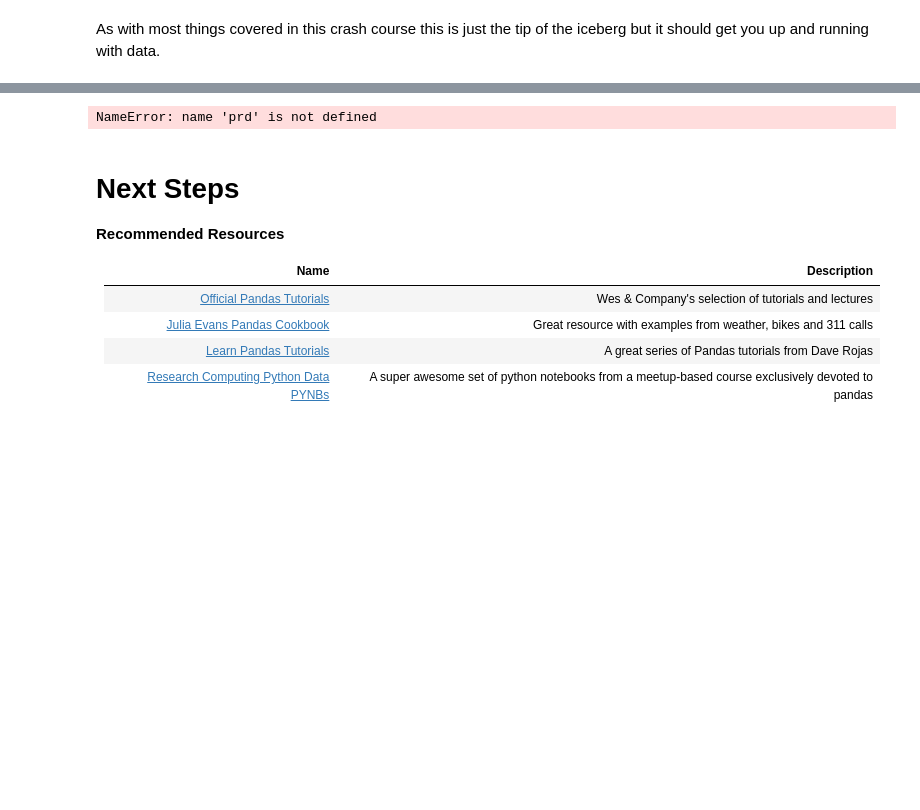
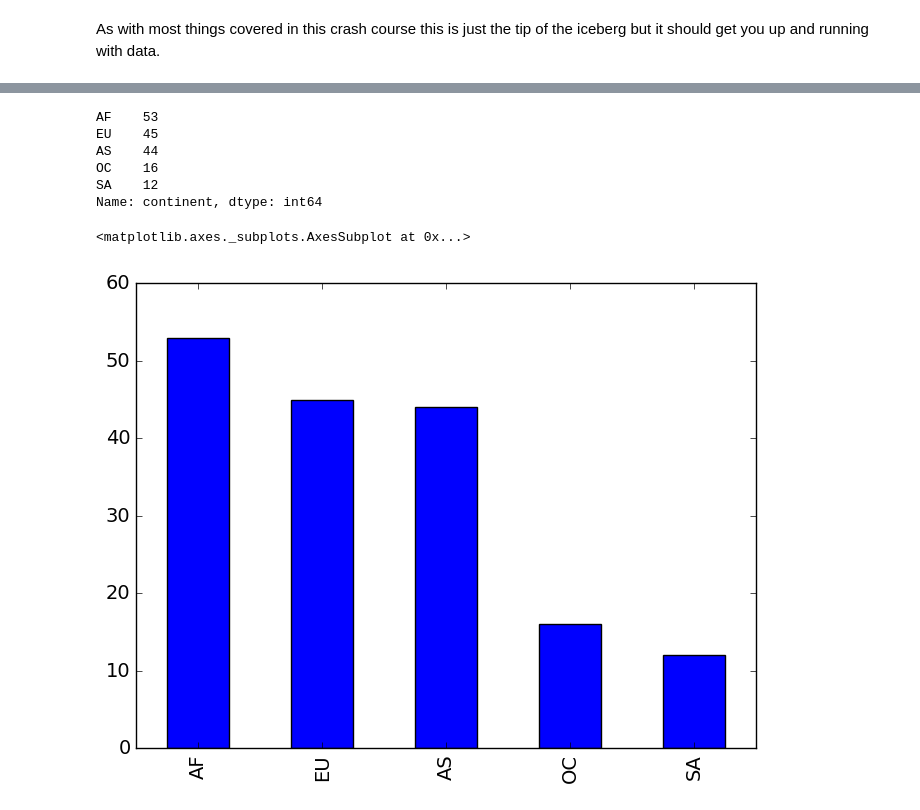
Before and after one commit to Morrisdata/Python_for_Data_I, a Jupyter notebook: Notebooks/07_Workshop_Merging_Matplotlib.ipynb, the cells around one changed output, grey strips where cells are left out. Cells and saved outputs as stored; diff of their text form; code cells hidden in the pictures; blank space fills up the shorter version.

```diff
--- a/Notebooks/07_Workshop_Merging_Matplotlib.ipynb
+++ b/Notebooks/07_Workshop_Merging_Matplotlib.ipynb
@@ -93,18 +93,0 @@ get you up and running with data.
-# %%
-import matplotlib.pyplot as plt
-
-
-# display plots in the notebook
-%matplotlib inline
-
-# increase default figure and font sizes for easier viewing
-plt.rcParams# increase default figure and font sizes for easier viewing
-plt.rcParams['figure.figsize'] = (8, 6)
-plt.rcParams['font.size'] = 14
-
-# make sure to reset or load variables with data
-prd = pd.read_sql_query('select * from products', conn)
-sls = pd.read_sql_query('select * from sales limit 1000', conn)
-
-# count the number of items in each category
-prd.category_name.value_counts()
@@ -128,0 +94,4 @@ Name: category_name, dtype: int64
+# %%
+# read in the drinks data
+drinks = pd.read_csv('~/Desktop/DataScience/drinks.csv')
+drinks.head()
@@ -129,5 +105,17 @@ Name: category_name, dtype: int64
+# %%
+#Bar Plot: show a numerical comparison across different categories
+# count the number of countries in each continent
+drinks.continent.value_counts()
+# %% [output]
+AF    53
+EU    45
+AS    44
+OC    16
+SA    12
+Name: continent, dtype: int64
 # %%
 # compare with bar plot
-prd.category_name.value_counts().plot(kind='bar')
+drinks.continent.value_counts().plot(kind='bar')
 # %% [output]
-NameError: name 'prd' is not defined
+<matplotlib.axes._subplots.AxesSubplot at 0x...>
+[figure, added]
@@ -149,11 +121,0 @@ drinks.groupby('continent').mean().drop('liters', axis=1).plot(kind='bar', stack
-# %% [markdown]
-# Next Steps
-
-**Recommended Resources**
-
-Name | Description
---- | ---
-[Official Pandas Tutorials](http://pandas.pydata.org/pandas-docs/stable/tutorials.html) | Wes & Company's selection of tutorials and lectures
-[Julia Evans Pandas Cookbook](https://github.com/jvns/pandas-cookbook) | Great resource with examples from weather, bikes and 311 calls
-[Learn Pandas Tutorials](https://bitbucket.org/hrojas/learn-pandas) | A great series of Pandas tutorials from Dave Rojas
-[Research Computing Python Data PYNBs](https://github.com/ResearchComputing/Meetup-Fall-2013/tree/master/python) | A super awesome set of python notebooks from a meetup-based course exclusively devoted to pandas
```
Also changed, not shown: parts of 24 cells of this notebook.
